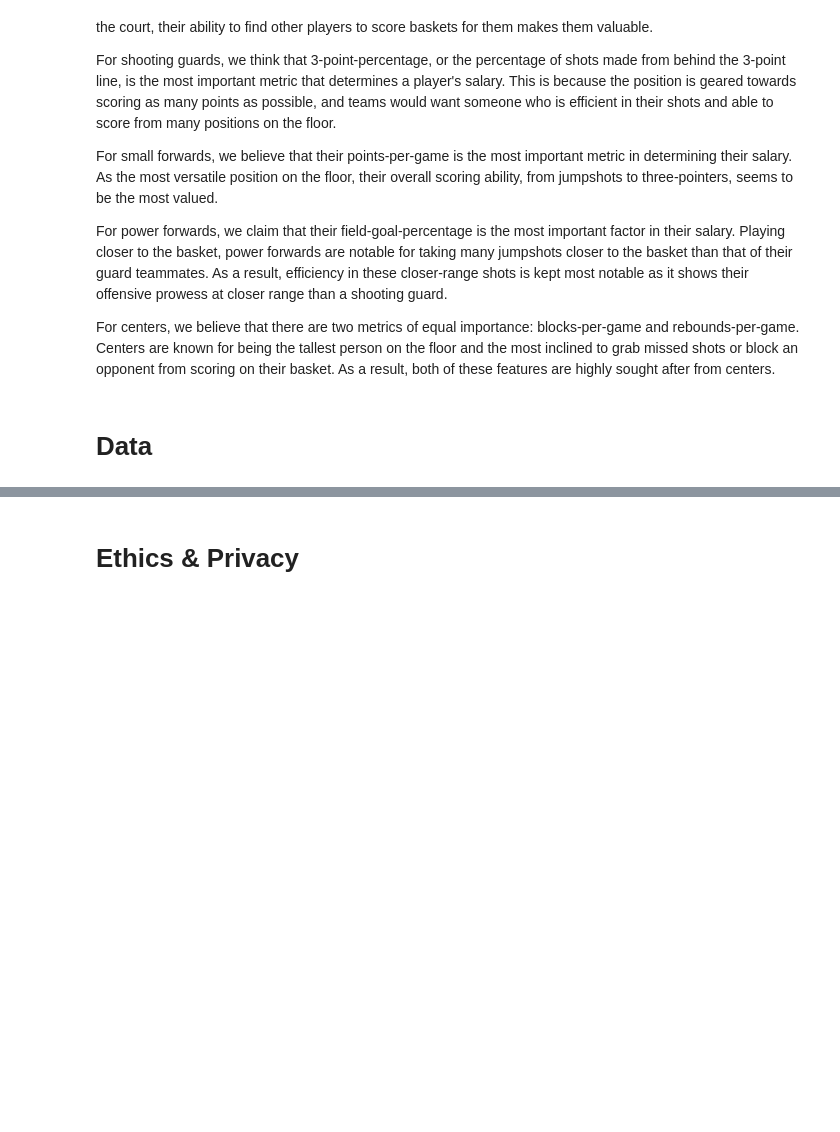
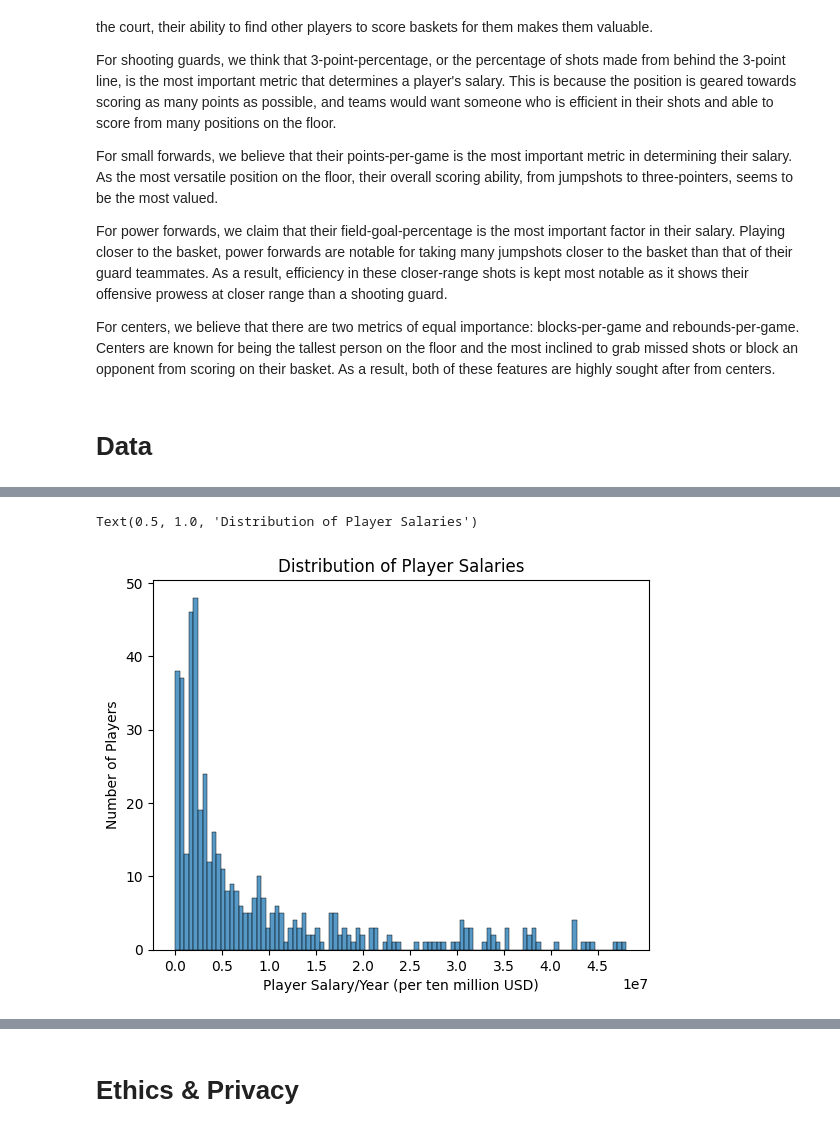
Before and after one commit to COGS108/Group048_WI24, a Jupyter notebook: EDACheckpoint_Group048_WI24.ipynb, the cells around one changed output, grey strips where cells are left out. Cells and saved outputs as stored; diff of their text form; code cells hidden in the pictures; blank space fills up the shorter version.

Commit message:
Refine EDA, organize datasets, add markdown context

```diff
--- a/EDACheckpoint_Group048_WI24.ipynb
+++ b/EDACheckpoint_Group048_WI24.ipynb
@@ -525,0 +94,13 @@ Some more words and stuff.  Remember notebooks work best if you interleave the c
+# %%
+# Read in the csv file to a DataFrame and drop unneeded columns
+df = pd.read_csv('datasets/NBA_Player_Salaries_2022-23.csv').drop(['Unnamed: 0','Age','Team','FG','FGA','3P','3PA','2P','2PA','2P%','eFG%','FT', 'FTA',
+                                                                   'ORB', 'DRB', 'PF','Total Minutes','PER','TS%','3PAr','FTr','ORB%','DRB%','TRB%','AST%',
+                                                                   'STL%','BLK%','TOV%','USG%','OWS','DWS','WS','WS/48','OBPM','DBPM','BPM','VORP'], axis=1)
+
+# Overview of our DataFrame's shape and composition
+print('Number of attributes', df.shape[1])
+print("Number of observations before dropping nulls:", df.shape[0])
+print('Number of Players by Position before dropping nulls\n', df['Position'].value_counts(), '\n', sep='')
+
+# Let's check out any null values and see how they should be handled...
+display(df[df.isnull().any(axis=1)])
@@ -525,0 +147,12 @@ Some more words and stuff.  Remember notebooks work best if you interleave the c
+# %%
+# Plot distribution of player salaries using a histogram with 20 bins
+sns.histplot(data=df, x='Salary', bins=100)
+
+# Label x-axis with ticks from range $0-50,000,000 in increments of $5,000,000
+plt.xticks(range(0,50000000,5000000))
+plt.xlabel('Player Salary/Year (per ten million USD)')
+plt.ylabel('Number of Players')
+plt.title('Distribution of Player Salaries')
+# %% [output]
+Text(0.5, 1.0, 'Distribution of Player Salaries')
+[figure, added]
```
Also changed, not shown: parts of 69 cells of this notebook, 3 other files.
